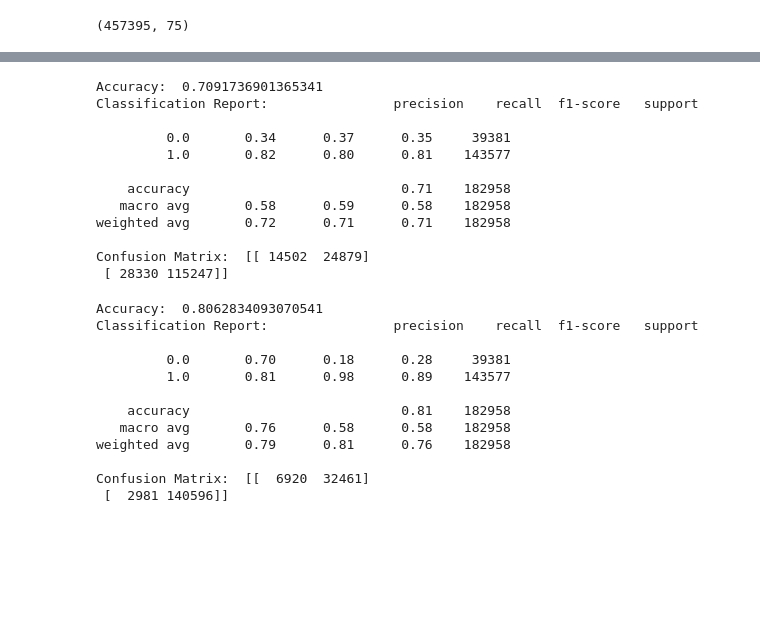
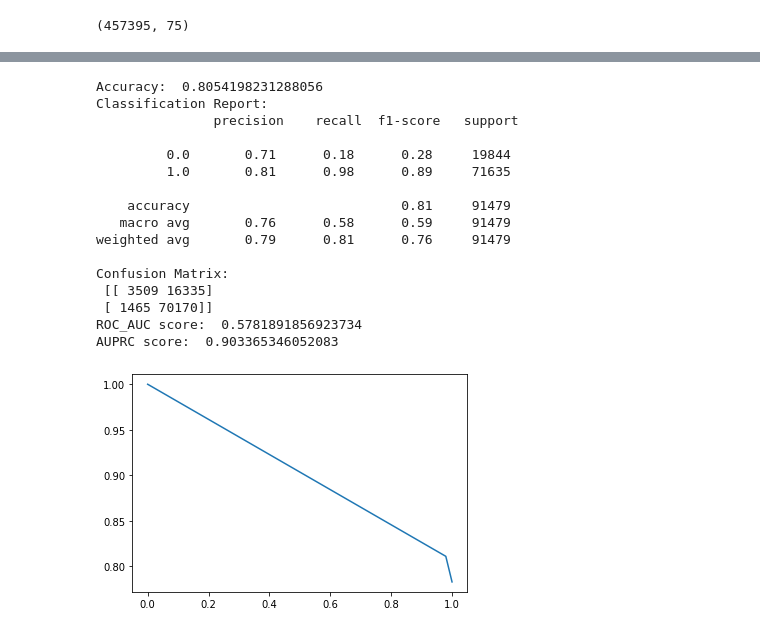
Before and after one commit to vaibhavhirani/ML-Loan-Assignment, a Jupyter notebook: feature_engineered.ipynb, the cells around one changed output, grey strips where cells are left out. Saved outputs shown, nothing was run; the diff lists cells and outputs as text; code cells hidden in the pictures; blank space fills up the shorter version.

```diff
--- a/feature_engineered.ipynb
+++ b/feature_engineered.ipynb
@@ -57,21 +87,36 @@ Confusion Matrix:  [[  5698  33683]
 # %%
-from sklearn.tree import DecisionTreeClassifier
-clf = DecisionTreeClassifier()
-clf = clf.fit(X_train,y_train)
-y_pred = clf.predict(X_test)
+# Logistic Regression
+
+from sklearn.linear_model import LogisticRegression
+log_reg = LogisticRegression(solver='liblinear', random_state=0)
+log_reg.fit(X_train, y_train)
+y_pred = log_reg.predict(X_test)
 print("Accuracy: ", accuracy_score(y_test, y_pred))
-print("Classification Report: ", classification_report(y_test, y_pred))
-print("Confusion Matrix: ", confusion_matrix(y_true=y_test, y_pred=y_pred))
+print("Classification Report: \n", classification_report(y_test, y_pred))
+print("Confusion Matrix: \n", confusion_matrix(y_true=y_test, y_pred=y_pred))
+print("ROC_AUC score: ", roc_auc_score(y_test, y_pred))
+
+precision, recall, thresholds = precision_recall_curve(y_test, y_pred)
+
+print("AUPRC score: ", auc(recall, precision))
+print("\n")
+plt.plot(recall, precision)
+plt.show()
 # %% [output]
-Accuracy:  0.7091736901365341
-Classification Report:                precision    recall  f1-score   support
+Accuracy:  0.8054198231288056
+Classification Report:
+               precision    recall  f1-score   support
 
-         0.0       0.34      0.37      0.35     39381
-         1.0       0.82      0.80      0.81    143577
+         0.0       0.71      0.18      0.28     19844
+         1.0       0.81      0.98      0.89     71635
 
-    accuracy                           0.71    182958
-   macro avg       0.58      0.59      0.58    182958
-weighted avg       0.72      0.71      0.71    182958
+    accuracy                           0.81     91479
+   macro avg       0.76      0.58      0.59     91479
+weighted avg       0.79      0.81      0.76     91479
 
-Confusion Matrix:  [[ 14502  24879]
- [ 28330 115247]]
+Confusion Matrix:
+ [[ 3509 16335]
+ [ 1465 70170]]
+ROC_AUC score:  0.5781891856923734
+AUPRC score:  0.903365346052083
+[figure, added]
@@ -86,21 +122,0 @@ Confusion Matrix:  [[ 14502  24879]
-# %%
-from sklearn.linear_model import LogisticRegression
-log_reg = LogisticRegression(solver='liblinear', random_state=0)
-log_reg.fit(X_train, y_train)
-y_pred = log_reg.predict(X_test)
-print("Accuracy: ", accuracy_score(y_test, y_pred))
-print("Classification Report: ", classification_report(y_test, y_pred))
-print("Confusion Matrix: ", confusion_matrix(y_true=y_test, y_pred=y_pred))
-# %% [output]
-Accuracy:  0.8062834093070541
-Classification Report:                precision    recall  f1-score   support
-
-         0.0       0.70      0.18      0.28     39381
-         1.0       0.81      0.98      0.89    143577
-
-    accuracy                           0.81    182958
-   macro avg       0.76      0.58      0.58    182958
-weighted avg       0.79      0.81      0.76    182958
-
-Confusion Matrix:  [[  6920  32461]
- [  2981 140596]]
```
Also changed, not shown: parts of 7 cells of this notebook.
